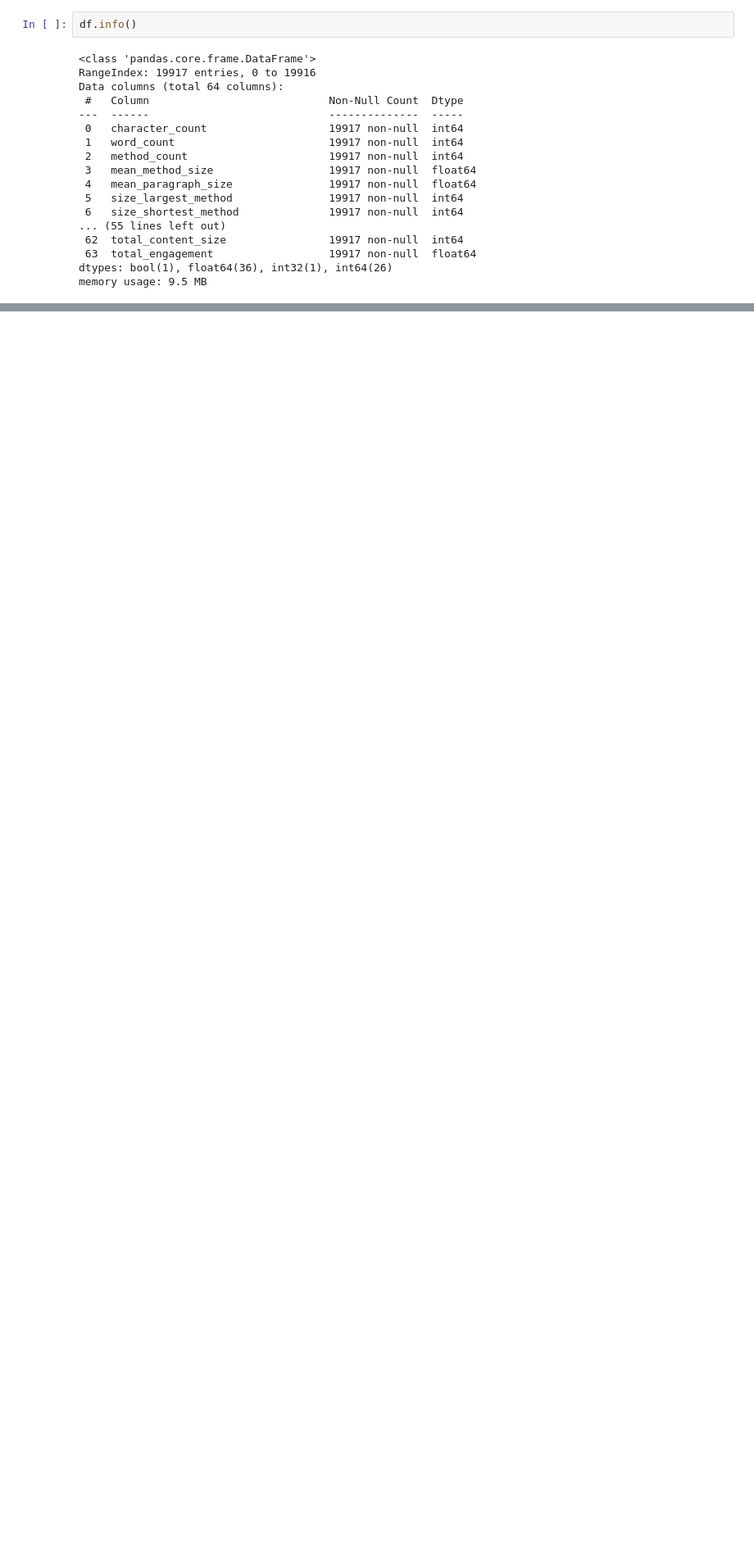
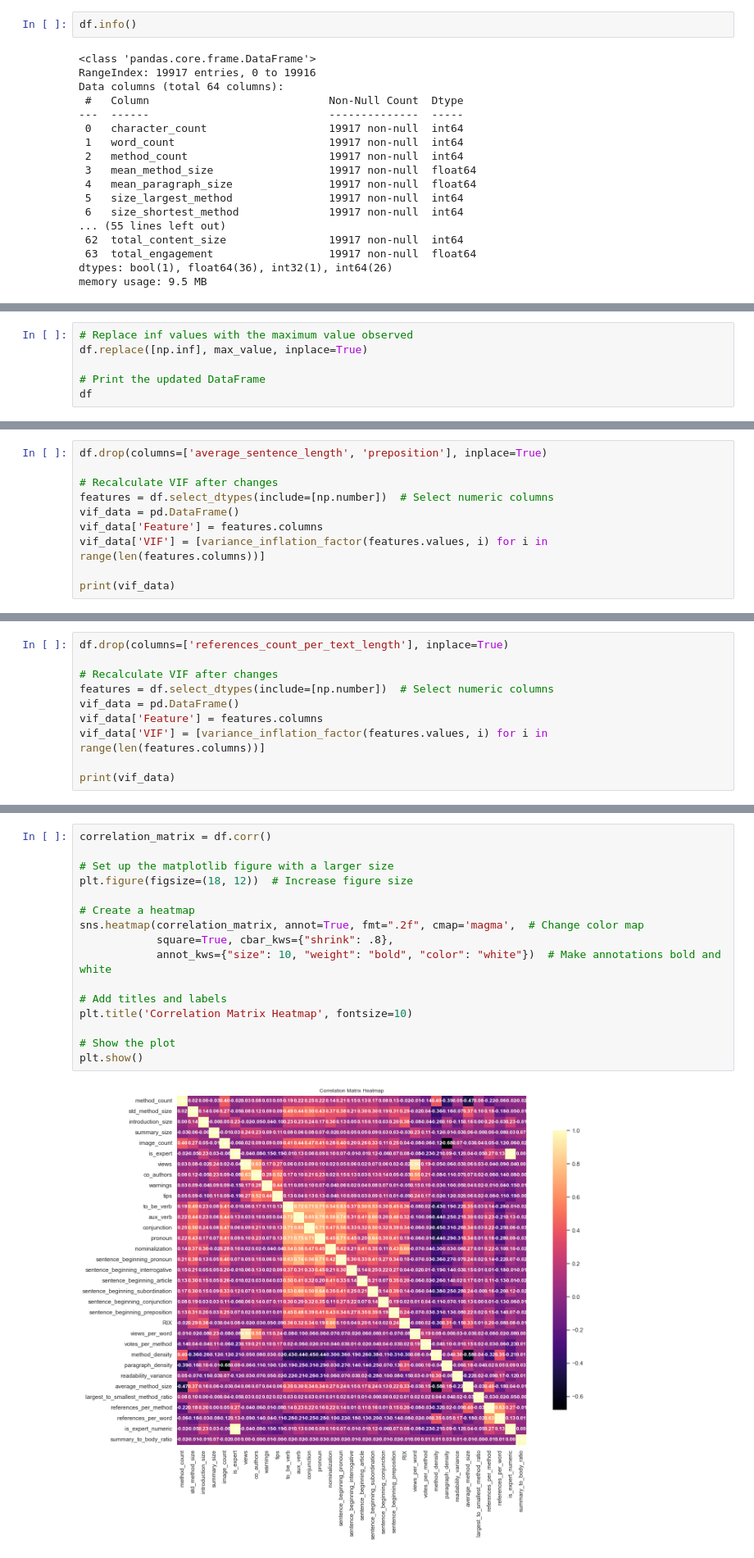
Before and after one commit to joachinhimself/Predictive-Analysis-On-WikiHow-Dataset, a Jupyter notebook: Notebook/Predictive Analysis On WikiHow Dataset.ipynb, the cells around one changed output, grey strips where cells are left out. Shown at 82% size. Cells and saved outputs as stored; diff of their text form; blank space fills up the shorter version.

```diff
--- a/Notebook/Predictive Analysis On WikiHow Dataset.ipynb
+++ b/Notebook/Predictive Analysis On WikiHow Dataset.ipynb
@@ -709,0 +909,6 @@ memory usage: 9.5 MB
+# %%
+# Replace inf values with the maximum value observed
+df.replace([np.inf], max_value, inplace=True)
+
+# Print the updated DataFrame
+df
@@ -709,0 +1180,10 @@ memory usage: 9.5 MB
+# %%
+df.drop(columns=['average_sentence_length', 'preposition'], inplace=True)
+
+# Recalculate VIF after changes
+features = df.select_dtypes(include=[np.number])  # Select numeric columns
+vif_data = pd.DataFrame()
+vif_data['Feature'] = features.columns
+vif_data['VIF'] = [variance_inflation_factor(features.values, i) for i in range(len(features.columns))]
+
+print(vif_data)
@@ -709,0 +1210,10 @@ memory usage: 9.5 MB
+# %%
+df.drop(columns=['references_count_per_text_length'], inplace=True)
+
+# Recalculate VIF after changes
+features = df.select_dtypes(include=[np.number])  # Select numeric columns
+vif_data = pd.DataFrame()
+vif_data['Feature'] = features.columns
+vif_data['VIF'] = [variance_inflation_factor(features.values, i) for i in range(len(features.columns))]
+
+print(vif_data)
@@ -709,0 +1240,18 @@ memory usage: 9.5 MB
+# %%
+correlation_matrix = df.corr()
+
+# Set up the matplotlib figure with a larger size
+plt.figure(figsize=(18, 12))  # Increase figure size
+
+# Create a heatmap
+sns.heatmap(correlation_matrix, annot=True, fmt=".2f", cmap='magma',  # Change color map
+            square=True, cbar_kws={"shrink": .8},
+            annot_kws={"size": 10, "weight": "bold", "color": "white"})  # Make annotations bold and white
+
+# Add titles and labels
+plt.title('Correlation Matrix Heatmap', fontsize=10)
+
+# Show the plot
+plt.show()
+# %% [output]
+[figure, added]
```
Also changed, not shown: parts of 131 cells of this notebook, 1 other file.
